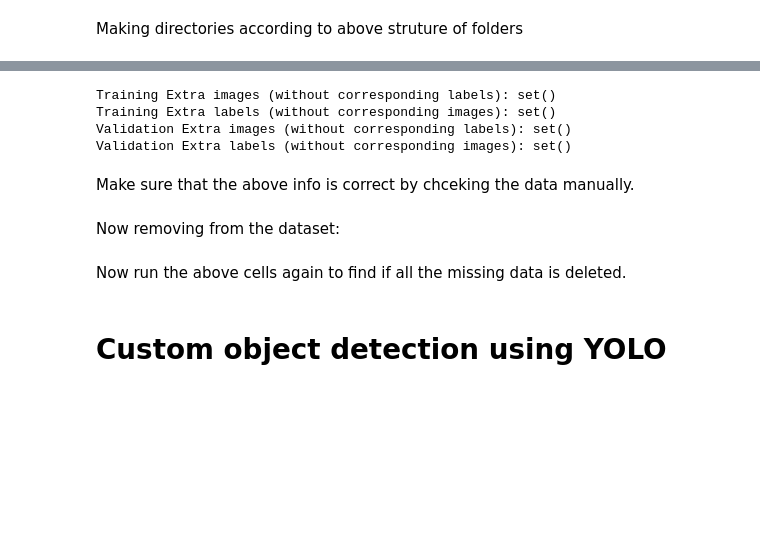
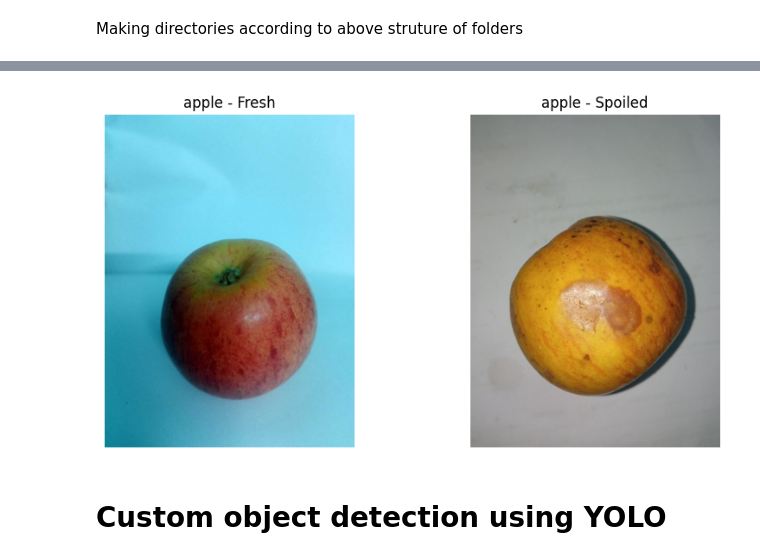
Before and after one commit to kaylawwong/Computer-Vision-Project, a Jupyter notebook: ComputerVisionProject.ipynb, the cells around one changed output, grey strips where cells are left out. Drawn from its saved outputs; the diff is of its cells as text; code cells hidden in the pictures; blank space fills up the shorter version.

```diff
--- a/ComputerVisionProject.ipynb
+++ b/ComputerVisionProject.ipynb
@@ -499,28 +105,0 @@ print(len(image_files_val), "  =  ", len(label_files_val))
-# %%
-# Find extra files in each folder
-
-#TRAINING DATA
-extra_images_train = image_files_train - label_files_train
-extra_labels_train = label_files_train - image_files_train
-
-# Output the results
-print(f"Training Extra images (without corresponding labels): {extra_images_train}")
-print(f"Training Extra labels (without corresponding images): {extra_labels_train}")
-
-
-#VALIDATION DATA
-extra_images_val = image_files_val - label_files_val
-extra_labels_val = label_files_val - image_files_val
-
-# Output the results
-print(f"Validation Extra images (without corresponding labels): {extra_images_val}")
-print(f"Validation Extra labels (without corresponding images): {extra_labels_val}")
-# %% [output]
-Training Extra images (without corresponding labels): set()
-Training Extra labels (without corresponding images): set()
-Validation Extra images (without corresponding labels): set()
-Validation Extra labels (without corresponding images): set()
-# %% [markdown]
-Make sure that the above info is correct by chceking the data manually.
-# %% [markdown]
-Now removing from the dataset:
@@ -533,5 +106,42 @@ for file in extra_images_val:
-# %% [markdown]
-Now run the above cells again to find if all the missing data is deleted.
+# %%
+import matplotlib.pyplot as plt
+import cv2
+import os
+import random
+
+fruit = "apple" #can be changed to any fruit in the dataset to visualize
+
+#paths for fresh and spoiled
+fresh_path = os.path.join(train_dir, f"{fruit}_fresh")
+spoiled_path = os.path.join(train_dir, f"{fruit}_rotten")
+
+#randomly select 1 image from each
+fresh_image = random.choice(os.listdir(fresh_path))
+spoiled_image = random.choice(os.listdir(spoiled_path))
+
+#load image
+img_fresh = cv2.imread(os.path.join(fresh_path, fresh_image))
+img_spoiled = cv2.imread(os.path.join(spoiled_path, spoiled_image))
+
+img_fresh = cv2.cvtColor(img_fresh, cv2.COLOR_BGR2RGB)
+img_spoiled = cv2.cvtColor(img_spoiled, cv2.COLOR_BGR2RGB)
+
+#plot side by side
+plt.figure(figsize=(10,5))
+
+plt.subplot(1,2,1)
+plt.imshow(img_fresh)
+plt.title(f"{fruit} - Fresh")
+plt.axis('off')
+
+plt.subplot(1,2,2)
+plt.imshow(img_spoiled)
+plt.title(f"{fruit} - Spoiled")
+plt.axis('off')
+
+plt.show()
+# %% [output]
+[figure, added]
 # %% [markdown]
 # Custom object detection using YOLO
 # %% [markdown]
```
Also changed, not shown: parts of 34 cells of this notebook.
